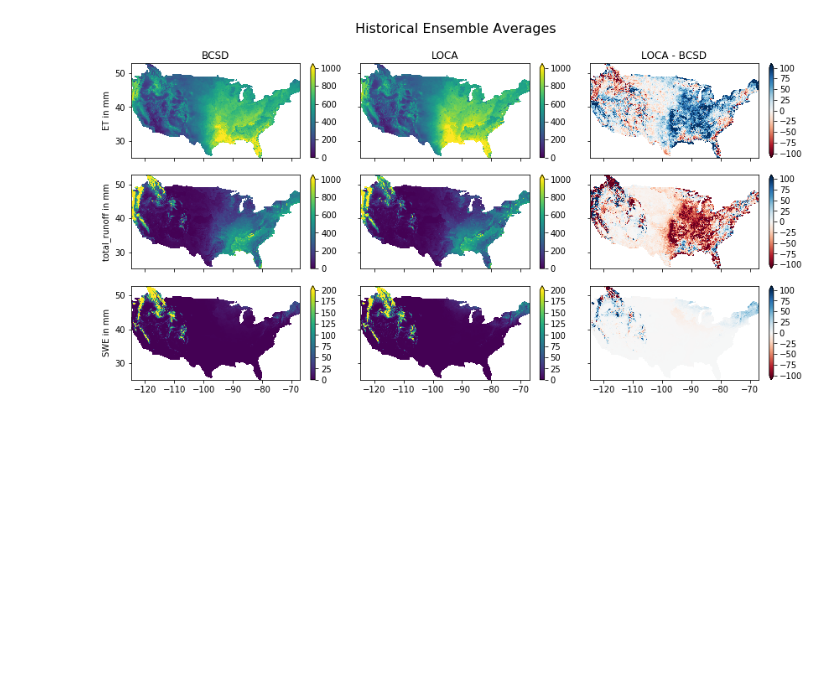
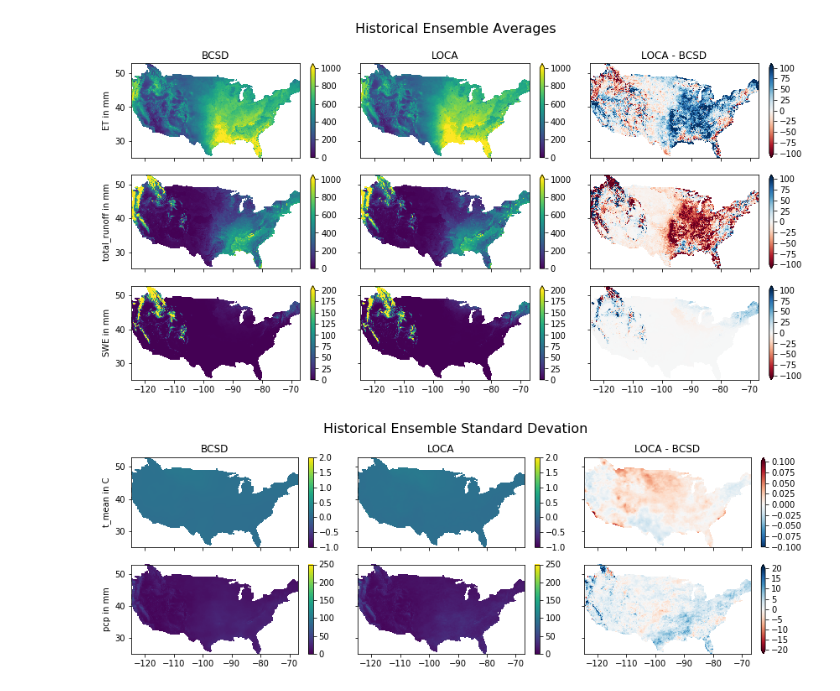
Before and after one commit to nmizukami/LOCA_Downscaling_Analysis, a Jupyter notebook: notebooks/analysis_monthly_historic_ensem_jav.ipynb, the cells around one changed output. Drawn from its saved outputs; the diff is of its cells as text; code cells hidden in the pictures; blank space fills up the shorter version.

```diff
--- a/notebooks/analysis_monthly_historic_ensem_jav.ipynb
+++ b/notebooks/analysis_monthly_historic_ensem_jav.ipynb
@@ -166,0 +124,10 @@ ens_means_hydro = dict((k, resample_monthly_data(ds.sel(time=epoch), freq='AS',
+# %%
+ens_means = {"bcsd": epoch_means['bcsd'].mean('gcm'),"loca": epoch_means['loca'].mean('gcm')}
+ens_std = {"bcsd": epoch_means['bcsd'].std('gcm'),"loca": epoch_means['loca'].std('gcm')}
+ens_cv = {"bcsd": epoch_means['bcsd'].std('gcm') / epoch_means['bcsd'].mean('gcm') *100,"loca":
+                epoch_means['loca'].std('gcm') / epoch_means['loca'].mean('gcm') *100}
+
+ens_means_hydro = {"bcsd": epoch_means_hydro['bcsd'].mean('gcm'),"loca": epoch_means_hydro['loca'].mean('gcm')}
+ens_std_hydro = {"bcsd": epoch_means_hydro['bcsd'].std('gcm'),"loca": epoch_means_hydro['loca'].std('gcm')}
+ens_cv_hydro = {"bcsd": epoch_means_hydro['bcsd'].std('gcm') / epoch_means_hydro['bcsd'].mean('gcm') * 100,"loca":
+                epoch_means_hydro['loca'].std('gcm') / epoch_means_hydro['loca'].mean('gcm') * 100}
@@ -271,2 +243,52 @@ fig.savefig(f'/glade/u/home/jvano/workdir/loca_figs/hydro_monthly_historic_met_e
 # %% [output]
 [figure]
+# %%
+# Fig standard dev
+
+kwargs = {'pcp': {'vmin': 0, 'vmax': 250},
+          't_mean': {'vmin': -1, 'vmax': 2},}
+units = {'pcp': 'mm', 't_mean': 'C'}
+pct = False
+diff_kws = {False: {'pcp': {'vmin': -20, 'vmax': 20, 'cmap': 'RdBu'}, 't_mean': {'vmin': -.1, 'vmax': .1, 'cmap': 'RdBu_r'}},
+            True: {'pcp': {'vmin': -25, 'vmax': 25, 'cmap': 'RdBu'}}}
+
+met_vars = ['t_mean', 'pcp']
+
+nrows = len(met_vars)
+ncols = 3
+
+fig, axes = plt.subplots(ncols=ncols, nrows=nrows, sharex=True, sharey=True, figsize=(4*ncols, 2*nrows))
+
+
+for row, var in enumerate(met_vars):
+
+    for col, (title, ensemble) in enumerate([('BCSD', ens_std['bcsd'],),
+                                             ('LOCA', ens_std['loca'])]):
+
+        ax = axes[row, col]
+        if row == 0:
+            ax.set_title(title)
+
+        ensemble[var].plot.pcolormesh(ax=ax, add_labels=False, **kwargs[var])
+        if col == 0:
+            ax.set_ylabel(f'{met_vars[row]} in {units[var]}')
+
+
+    ax = axes[row, -1]
+
+    calc_change(ens_std['bcsd'][var], ens_std['loca'][var], pct=pct).plot.pcolormesh(ax=ax, add_labels=False, **diff_kws[pct][var])
+    if row == 0:
+        ax.set_title('LOCA - BCSD')
+
+    #diff = calc_change(ens_means['bcsd'][var], ens_means['loca'][var], pct=pct).persist()
+
+
+    #title = var.upper()
+    #title += ' (%s)' % units[var]
+    unit_str = units[var]
+
+fig.suptitle('Historical Ensemble Standard Devation', fontsize=16, y=1.05)
+fig.tight_layout()
+fig.savefig(f'/glade/u/home/jvano/workdir/loca_figs/met_monthly_historic_ens_std_avg_30{year_type}Ys.png', dpi=300, bbox_inches='tight')
+# %% [output]
+[figure, added]
```
Also changed, not shown: parts of 13 cells of this notebook, 7 other files.
